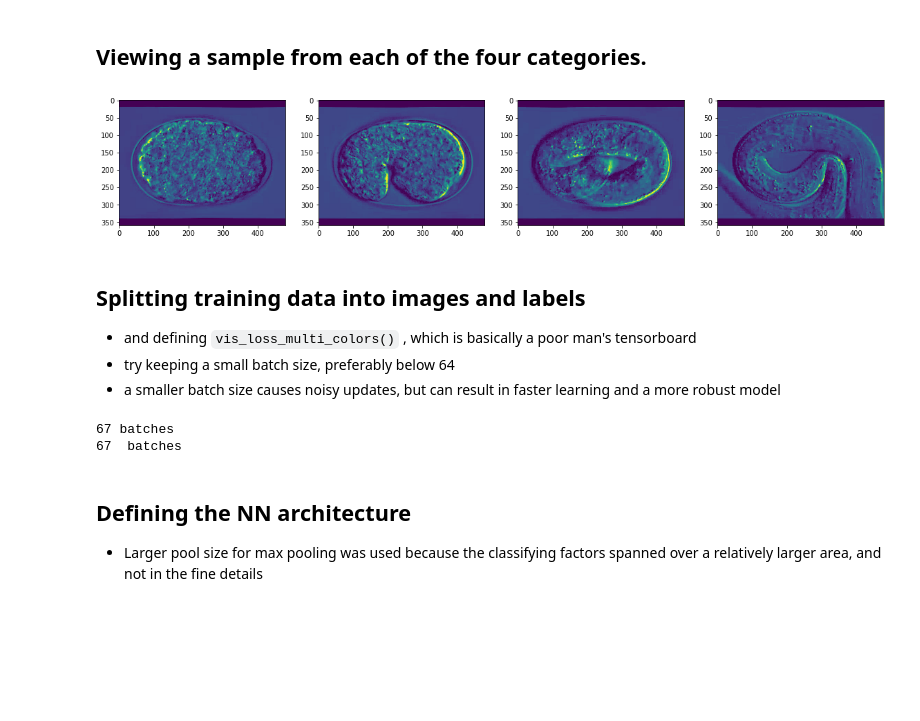
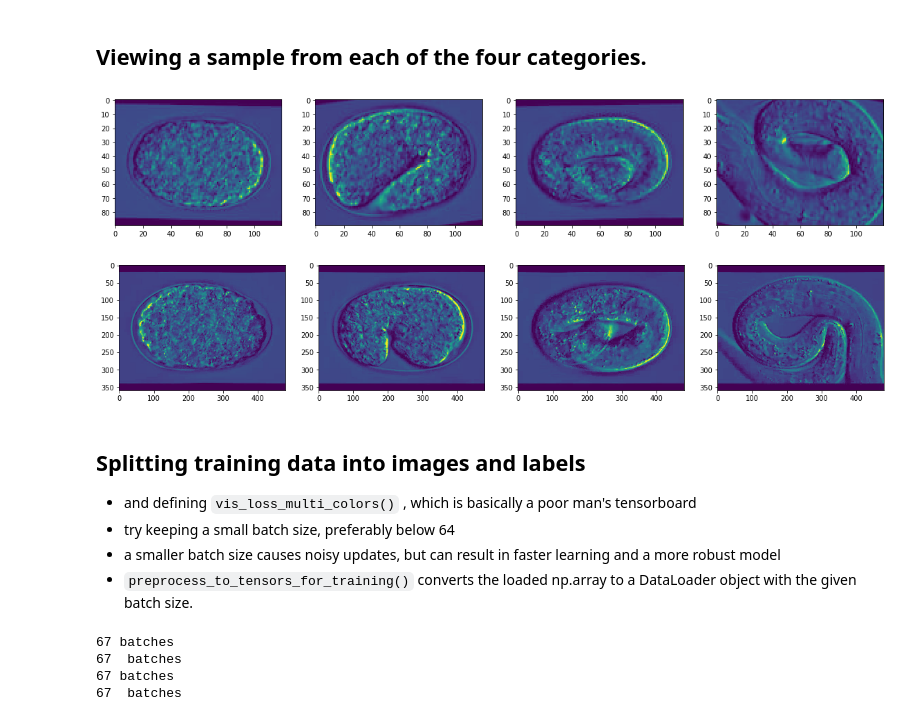
Before and after one commit to Mayukhdeb/adventures-with-augmentation, a Jupyter notebook: c_elegans_lifecycle.ipynb, the cells around one changed output. Saved outputs shown, nothing was run; the diff lists cells and outputs as text; code cells hidden in the pictures; blank space fills up the shorter version.

```diff
--- a/c_elegans_lifecycle.ipynb
+++ b/c_elegans_lifecycle.ipynb
@@ -118,4 +134,15 @@ def img_to_arr(im_path, move_axis = True):
 # %%
+def img_to_arr(im_path, move_axis = True):
+    try:
+        x = cv2.imread(im_path, 0)
+    except:
+        return
+    # x = np.array(img)
+    if move_axis == True:
+        x = moveaxis(x, 2, 0)
+    x = x.astype(float)
+    return x
+
 def generate_train_data(source_folder, save_path, filename,  label = 0):
     save_path = save_path + filename
     final_stack = []
@@ -143,6 +170,14 @@ def view_samples_from_training_data(arr, skip_val):
         f.add_subplot(1,len(images), m)
         plt.imshow(images[m])
     plt.show()
+
+def load_numpy_arrays(paths_list):
+    s = []
+    for i in paths_list:
+        s.append(np.array(np.load( i , allow_pickle = True)))
+    arr = np.vstack(tuple(j for j in s))
+    del s
+    return arr
 # %% [markdown]
 ## Save all the frames with labels from the folders as numpy arrays
 * These portable numpy arrays can be wrapped with the TensorDataset wrapper for training the CNN
@@ -175,14 +201,33 @@ del l1
+# %%
+smol_paths = [
+            ROOT + "numpy/gastrula_smol.npy",
+            ROOT + "numpy/comma_smol.npy",
+            ROOT + "numpy/fold_smol.npy",
+            ROOT + "numpy/l1_smol.npy"
+              ]
+
+big_paths = [
+            ROOT + "numpy/gastrula.npy",
+            ROOT + "numpy/comma.npy",
+            ROOT + "numpy/fold.npy",
+            ROOT + "numpy/l1.npy"
+            ]
+arr_smol = load_numpy_arrays(smol_paths)
+arr_big = load_numpy_arrays(big_paths)
 # %% [markdown]
 ## Viewing a sample from each of the four categories.
-# %%
-view_samples_from_training_data(arr, 400)
-# %% [output]
-[figure, removed]
+# %%
+view_samples_from_training_data(arr_smol, 401)
+view_samples_from_training_data(arr_big, 400)
+# %% [output]
+[figure, added]
+[figure, added]
 # %% [markdown]
 ## Splitting training data into images and labels
 * and defining `vis_loss_multi_colors()` , which is basically a poor man's  tensorboard
 * try keeping a small batch size, preferably below 64
 * a smaller batch size causes noisy updates, but can result in faster learning and a more robust model
+* `preprocess_to_tensors_for_training()` converts the loaded np.array to a DataLoader object with the given batch size.
 # %%
 def extract_column(arr, index):
     x_train = []
@@ -207,20 +266,8 @@ def vis_loss_multi_colors(loss_arr,val_arr):
-# %%
-x_train_tensor = torch.from_numpy(x_train).float()
-y_train_tensor = torch.from_numpy(y_train).float()
-
-full_dataset = TensorDataset(x_train_tensor, y_train_tensor)    ## make compatible with DataLoader
-
-train_size = int(0.9 * len(full_dataset))  ## 90/10 split
-test_size = len(full_dataset) - train_size
-train_dataset, test_dataset = random_split(full_dataset, [train_size, test_size])
-train_loader = DataLoader(dataset=train_dataset, batch_size=27, shuffle=True)
-val_loader = DataLoader(dataset=test_dataset, batch_size=3, shuffle = True)
-
-print(len(train_loader), "batches ")
-print(len(val_loader), " batches ")
-# %% [output]
-67 batches
-67  batches
-# %% [markdown]
-## Defining the NN architecture
-* Larger pool size for max pooling was used because the classifying factors spanned over a relatively larger area, and not in the fine details
+# %%
+train_loader_smol, val_loader_smol = preprocess_to_tensors_for_training(arr_smol, 27)
+train_loader_big, val_loader_big = preprocess_to_tensors_for_training(arr_big, 27)
+# %% [output]
+67 batches
+67  batches
+67 batches
+67  batches
```
Also changed, not shown: parts of 23 cells of this notebook.
